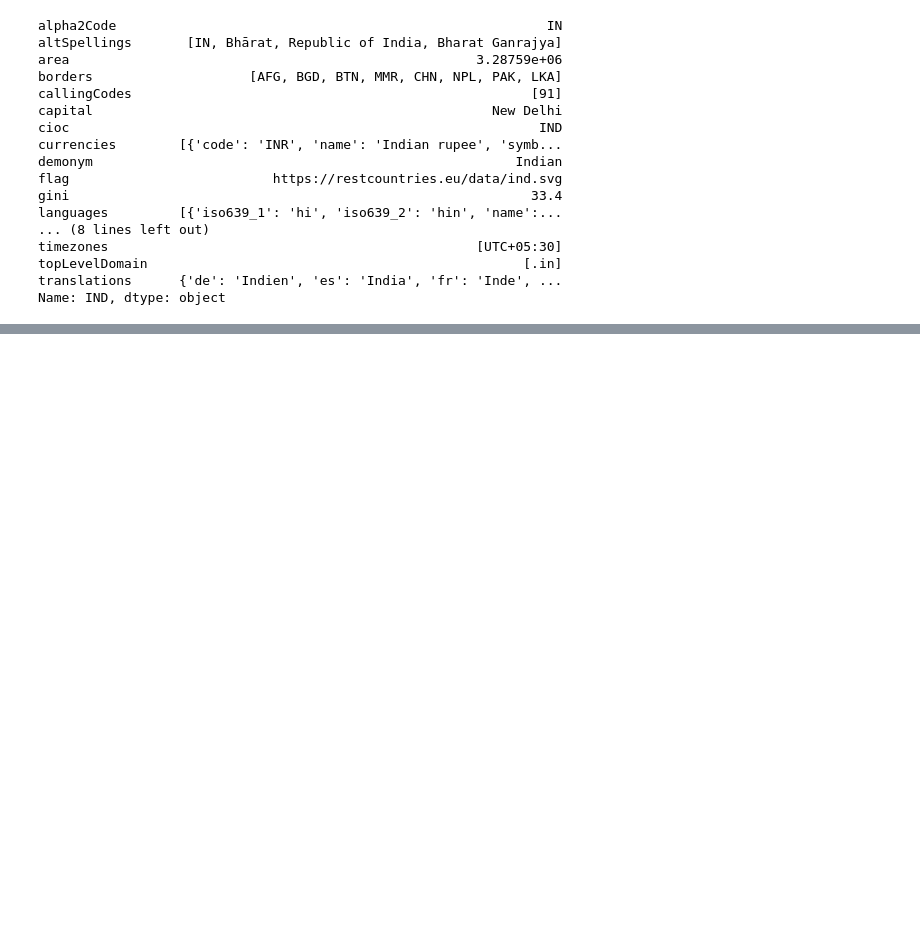
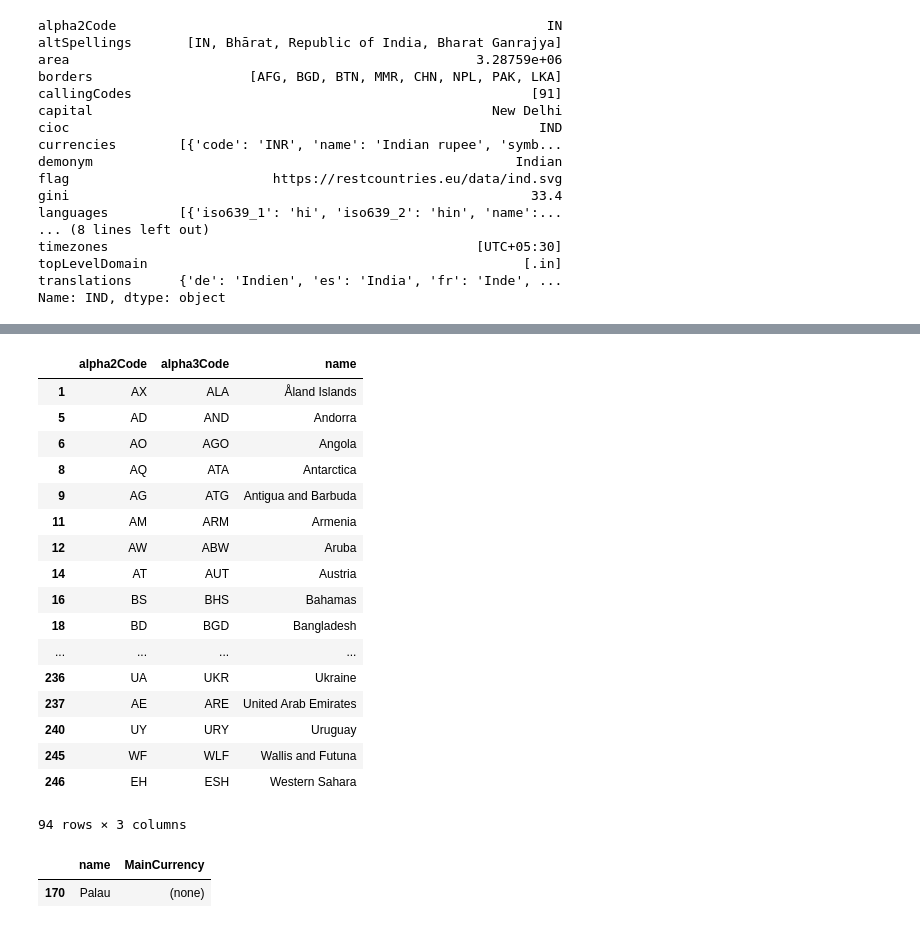
Before and after one commit to srikanth-neelam/DS_21_MAR_2019, a Jupyter notebook: Pandas_Countries.ipynb, the cells around one changed output, grey strips where cells are left out. Drawn from its saved outputs; the diff is of its cells as text; code cells hidden in the pictures; blank space fills up the shorter version.

```diff
--- a/Pandas_Countries.ipynb
+++ b/Pandas_Countries.ipynb
@@ -162,0 +338,21 @@ Name: IND, dtype: object
+# %%
+cdf.loc[cdf['alpha2Code'] != cdf['alpha3Code'].str[0:2],['alpha2Code','alpha3Code','name']]
+# %% [output]
+|  | alpha2Code | alpha3Code | name |
+| 1 | AX | ALA | Åland Islands |
+| 5 | AD | AND | Andorra |
+| 6 | AO | AGO | Angola |
+| 8 | AQ | ATA | Antarctica |
+| 9 | AG | ATG | Antigua and Barbuda |
+| 11 | AM | ARM | Armenia |
+| 12 | AW | ABW | Aruba |
+| 14 | AT | AUT | Austria |
+| 16 | BS | BHS | Bahamas |
+| 18 | BD | BGD | Bangladesh |
+| ... | ... | ... | ... |
+| 236 | UA | UKR | Ukraine |
+| 237 | AE | ARE | United Arab Emirates |
+| 240 | UY | URY | Uruguay |
+| 245 | WF | WLF | Wallis and Futuna |
+| 246 | EH | ESH | Western Sahara |
+94 rows × 3 columns
@@ -162,0 +361,5 @@ Name: IND, dtype: object
+# %%
+cdf.loc[cdf['MainCurrency'].str.len() > 3, ['name','MainCurrency']]
+# %% [output]
+|  | name | MainCurrency |
+| 170 | Palau | (none) |
```
Also changed, not shown: parts of 15 cells of this notebook, 1 other file.
